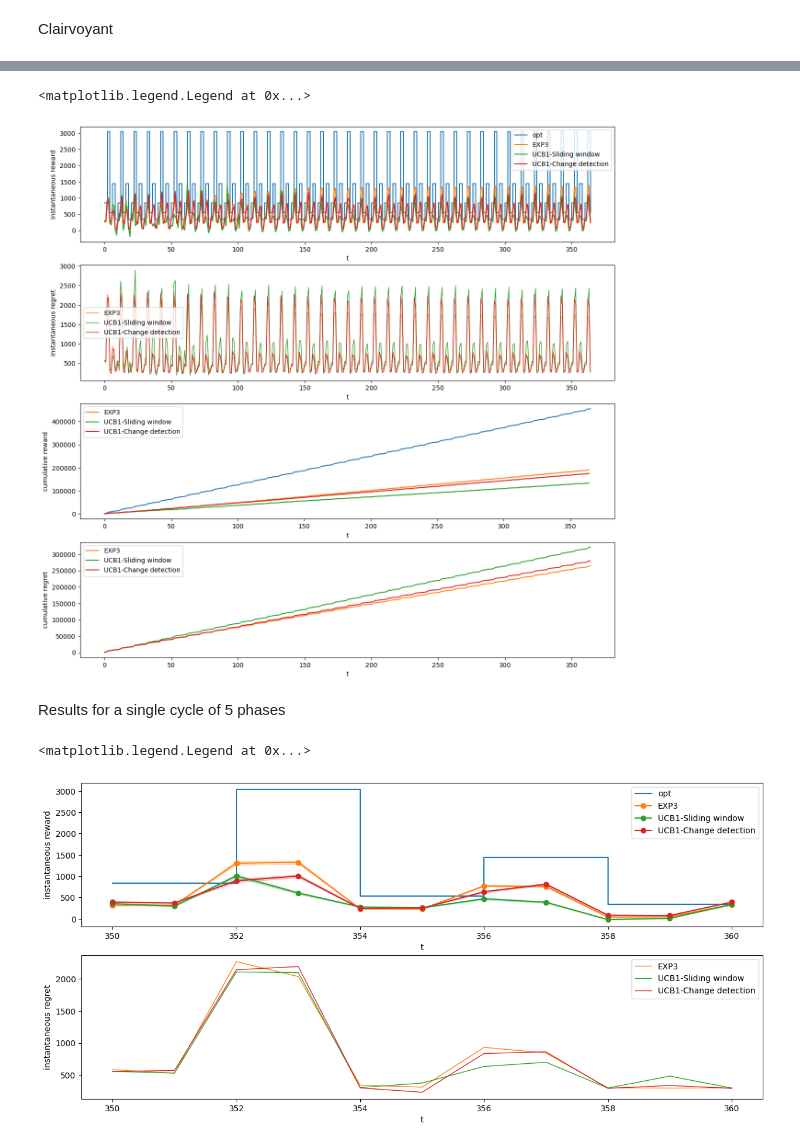
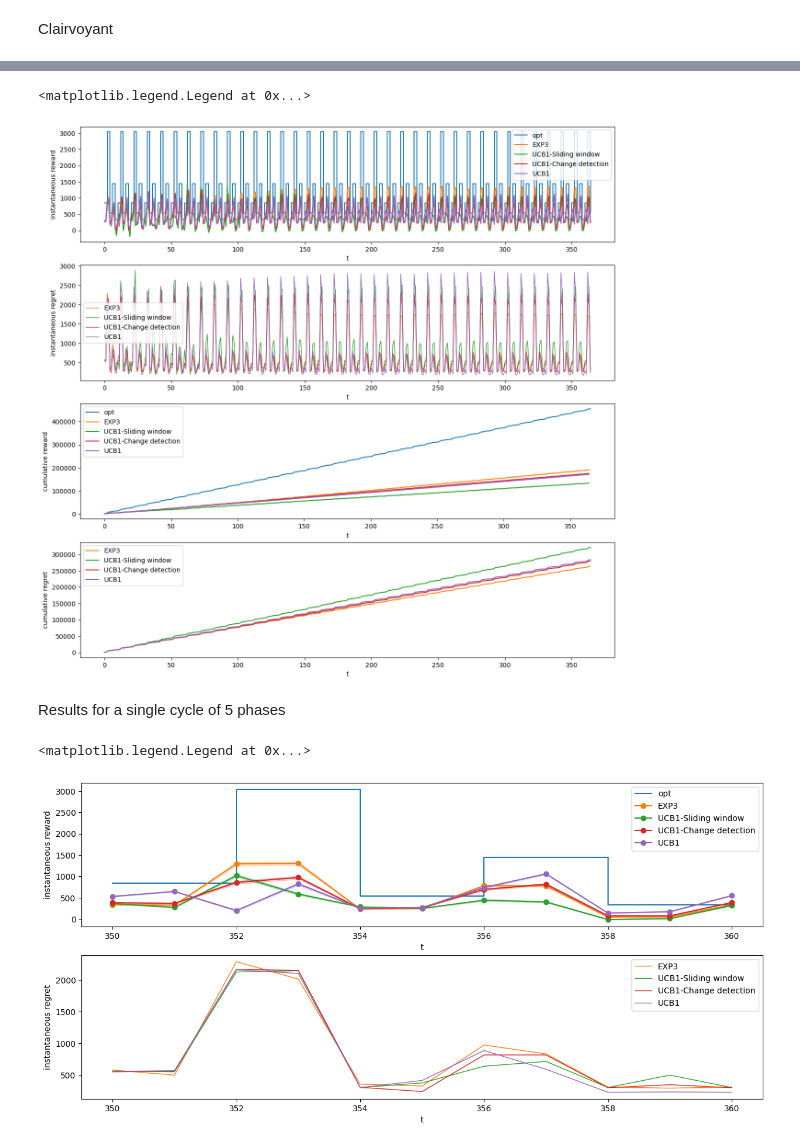
Before and after one commit to ossama-eloukili/Online-Learning-Applications-Project, a Jupyter notebook: new_approach/STEPS_from_5_to_6.ipynb, the cells around one changed output, grey strips where cells are left out. Saved outputs shown, nothing was run; the diff lists cells and outputs as text; code cells hidden in the pictures.

Commit message:
fixed graph

```diff
--- a/new_approach/STEPS_from_5_to_6.ipynb
+++ b/new_approach/STEPS_from_5_to_6.ipynb
@@ -751,7 +751,7 @@ cusum_ucb_conversion_rate_bound = np.zeros(len(PRICES))
 
 for e in range(0, n_experiments):
     ns_env = NS_Environment(PRICES, MARGIN_PARAM, n_daily_clicks, cum_daily_costs, C1_NS, T)
-    sw_ucb_learner = Custom_SW_UCB_Learner(PRICES, n_daily_clicks, cum_daily_costs, window_size)
+    sw_ucb_learner = Custom_SW_UCB_Learner(PRICES, n_daily_clicks, cum_daily_costs, window_size, M=12)
 
     for t in range(0, T):
         pulled_arm = sw_ucb_learner.pull_arm()
@@ -1017,3 +1052,29 @@ exp3_mean_rewards_hat_5ph = np.mean(exp3_rewards_per_experiment_5ph, axis = 0)
+# %%
+## Basic version of UCB1
+
+ucb_rewards_per_experiment_5ph = []
+
+ucb_conversion_rate_hat_5ph  = np.zeros(len(PRICES))
+ucb_conversion_rate_bound_5ph = np.zeros(len(PRICES))
+
+for e in range(0, n_experiments):
+    ns_env = NS_Environment(PRICES, MARGIN_PARAM, n_daily_clicks, cum_daily_costs, C1_NS_5_phases, horizon)
+    ucb_learner = Custom_UCB_Learner(PRICES, n_daily_clicks, cum_daily_costs, MARGIN_PARAM)
+
+    for t in range(0, T):
+        pulled_arm = ucb_learner.pull_arm()
+        reward = ns_env.round(pulled_arm)
+        ucb_learner.update(pulled_arm, reward)
+
+    ucb_rewards_per_experiment_5ph.append(ucb_learner.collected_rewards)
+
+    ucb_conversion_rate_hat_5ph += ucb_learner.conversion_rate_learner.empirical_means/n_experiments
+    ucb_conversion_rate_bound_5ph += ucb_learner.conversion_rate_learner.confidence/n_experiments
+
+ucb_std_inst_5ph = np.std(ucb_rewards_per_experiment_5ph, axis = 0)/np.sqrt(n_experiments)
+ucb_std_cum_5ph = np.std(np.cumsum(ucb_rewards_per_experiment_5ph, axis = 1), axis = 0)/np.sqrt(n_experiments)
+
+ucb_mean_rewards_hat_5ph = np.mean(ucb_rewards_per_experiment_5ph, axis = 0)
 # %%
 #Plots
 plt.figure(figsize = (15,15))
@@ -1037,6 +1098,8 @@ plt.plot(sw_ucb_mean_rewards_hat_5ph, color = 'C2', label = "UCB1-Sliding window
 plt.fill_between(np.arange(T), sw_ucb_mean_rewards_hat_5ph - sw_ucb_std_inst_5ph, sw_ucb_mean_rewards_hat_5ph + sw_ucb_std_inst_5ph, alpha = 0.2, color = 'C2')
 plt.plot(cusum_ucb_mean_rewards_hat_5ph, color = 'C3', label = "UCB1-Change detection")
 plt.fill_between(np.arange(T), cusum_ucb_mean_rewards_hat_5ph - cusum_ucb_std_inst_5ph, cusum_ucb_mean_rewards_hat_5ph + cusum_ucb_std_inst_5ph, alpha = 0.2, color = 'C3')
+plt.plot(ucb_mean_rewards_hat_5ph, color = 'C4', label = "UCB1")
+plt.fill_between(np.arange(T), ucb_mean_rewards_hat_5ph - ucb_std_inst_5ph, ucb_mean_rewards_hat_5ph + ucb_std_inst_5ph, alpha = 0.2, color = 'C4')
 plt.legend()
 
 #Instantaneous regret plot
@@ -1046,6 +1109,7 @@ add_phase = phase_size
 temp_val_EXP3_vec = np.array([])
 temp_val_sw_UCB1_vec = np.array([])
 temp_val_cd_UCB1_vec = np.array([])
+temp_val_UCB1_vec = np.array([])
 for i in phases:
     if count+add_phase > len(exp3_mean_rewards_hat_5ph):
         add_phase = add_phase - (count + add_phase - len(exp3_mean_rewards_hat_5ph))
@@ -1053,14 +1117,16 @@ for i in phases:
     temp_val_EXP3_vec = np.append(temp_val_EXP3_vec, opt[i] - exp3_mean_rewards_hat_5ph[count:count+add_phase])
     temp_val_sw_UCB1_vec = np.append(temp_val_sw_UCB1_vec, opt[i] - sw_ucb_mean_rewards_hat_5ph[count:count+add_phase])
     temp_val_cd_UCB1_vec = np.append(temp_val_cd_UCB1_vec, opt[i] -  cusum_ucb_mean_rewards_hat_5ph[count:count+add_phase])
+    temp_val_UCB1_vec = np.append(temp_val_UCB1_vec, opt[i] -  ucb_mean_rewards_hat_5ph[count:count+add_phase])
     count += add_phase
 
 plt.subplot(4,1,2)
 plt.xlabel("t")
 plt.ylabel("instantaneous regret")
-plt.plot(np.arange(T), temp_val_EXP3_vec, linewidth=1,color = "C1", label = "EXP3") #, width=0.1)
+plt.plot(np.arange(T), temp_val_EXP3_vec, linewidth=1,color = "C1", label = "EXP3")
 plt.plot(np.arange(T), temp_val_sw_UCB1_vec, linewidth=1,color = "C2", label = "UCB1-Sliding window")
 plt.plot(np.arange(T), temp_val_cd_UCB1_vec, linewidth=1,color = "C3", label = "UCB1-Change detection")
+plt.plot(np.arange(T), temp_val_UCB1_vec, linewidth=1,color = "C4", label = "UCB1")
 plt.legend()
 
 #Cumulative reward plot
@@ -1071,7 +1137,7 @@ plt.ylabel("cumulative reward")
 temp = np.array([])
 for i in phases:
     temp = np.append(temp, np.full(phase_size, opt[i]))
-plt.plot(np.cumsum(temp))
+plt.plot(np.cumsum(temp),label = 'opt')
 
 plt.plot(np.cumsum(exp3_mean_rewards_hat_5ph), color = "C1", label = "EXP3")
 plt.fill_between(np.arange(T), np.cumsum(exp3_mean_rewards_hat_5ph) - exp3_std_cum_5ph, np.cumsum(exp3_mean_rewards_hat_5ph) + exp3_std_cum_5ph, alpha = 0.2, color = 'C1')
@@ -1079,40 +1145,47 @@ plt.plot(np.cumsum(sw_ucb_mean_rewards_hat_5ph), color = "C2", label = "UCB1-Sli
 plt.fill_between(np.arange(T), np.cumsum(sw_ucb_mean_rewards_hat_5ph) - sw_ucb_std_cum_5ph, np.cumsum(sw_ucb_mean_rewards_hat_5ph) + sw_ucb_std_cum_5ph, alpha = 0.2, color = 'C2')
 plt.plot(np.cumsum(cusum_ucb_mean_rewards_hat_5ph), color = "C3", label = "UCB1-Change detection")
 plt.fill_between(np.arange(T), np.cumsum(cusum_ucb_mean_rewards_hat_5ph) - cusum_ucb_std_cum_5ph, np.cumsum(cusum_ucb_mean_rewards_hat_5ph) + cusum_ucb_std_cum_5ph, alpha = 0.2, color = 'C3')
+plt.plot(np.cumsum(ucb_mean_rewards_hat_5ph), color = "C4", label = "UCB1")
+plt.fill_between(np.arange(T), np.cumsum(ucb_mean_rewards_hat_5ph) - ucb_std_cum_5ph, np.cumsum(ucb_mean_rewards_hat_5ph) + ucb_std_cum_5ph, alpha = 0.2, color = 'C4')
 plt.legend()
 
 
 #Cumulative regret plot
 plt.subplot(4,1,4)
 plt.xlabel("t")
 plt.ylabel("cumulative regret")
 temp_val_EXP3 = 0
 temp_val_sw_UCB1 = 0
 temp_val_cd_UCB1 = 0
+temp_val_UCB1 = 0
 temp_val_EXP3_vec = np.array([])
 temp_val_sw_UCB1_vec = np.array([])
 temp_val_cd_UCB1_vec = np.array([])
+temp_val_UCB1_vec = np.array([])
 count = 0
 add_phase = phase_size
 for i in phases:
     if count+add_phase > len(exp3_mean_rewards_hat_5ph):
         add_phase = add_phase - (count+add_phase - len(exp3_mean_rewards_hat_5ph))
 
     temp_val_EXP3_vec = np.append(temp_val_EXP3_vec, temp_val_EXP3 + np.cumsum(opt[i] - exp3_mean_rewards_hat_5ph[count:count+add_phase]))
     temp_val_sw_UCB1_vec = np.append(temp_val_sw_UCB1_vec, temp_val_sw_UCB1 + np.cumsum(opt[i] - sw_ucb_mean_rewards_hat_5ph[count:count+add_phase]))
     temp_val_cd_UCB1_vec = np.append(temp_val_cd_UCB1_vec, temp_val_cd_UCB1 + np.cumsum(opt[i] -  cusum_ucb_mean_rewards_hat_5ph[count:count+add_phase]))
+    temp_val_UCB1_vec = np.append(temp_val_UCB1_vec, temp_val_UCB1 + np.cumsum(opt[i] -  ucb_mean_rewards_hat_5ph[count:count+add_phase]))
     temp_val_EXP3 += np.cumsum(opt[i] - exp3_mean_rewards_hat_5ph[count:count+add_phase])[-1]
     temp_val_sw_UCB1 += np.cumsum(opt[i] - sw_ucb_mean_rewards_hat_5ph[count:count+add_phase])[-1]
     temp_val_cd_UCB1 += np.cumsum(opt[i] -  cusum_ucb_mean_rewards_hat_5ph[count:count+add_phase])[-1]
+    temp_val_UCB1 += np.cumsum(opt[i] -  ucb_mean_rewards_hat_5ph[count:count+add_phase])[-1]
     count += add_phase
 
 plt.plot(np.arange(T), temp_val_EXP3_vec, color = "C1", label = "EXP3")
 plt.plot(np.arange(T), temp_val_sw_UCB1_vec, color = "C2", label = "UCB1-Sliding window")
 plt.plot(np.arange(T), temp_val_cd_UCB1_vec, color = "C3", label = "UCB1-Change detection")
+plt.plot(np.arange(T), temp_val_UCB1_vec, color = "C4", label = "UCB1")
 plt.legend()
 # %% [output]
 <matplotlib.legend.Legend at 0x...>
-[figure, old version]
+[figure, new version]
 # %% [markdown]
 Results for a single cycle of 5 phases
 # %%
@@ -1136,6 +1209,8 @@ plt.plot(np.arange(T-horizon-5, T-4),sw_ucb_mean_rewards_hat_5ph[T-horizon-5:T-4
 plt.fill_between(np.arange(T-horizon-5, T-4), sw_ucb_mean_rewards_hat_5ph[T-horizon-5:T-4] - sw_ucb_std_inst_5ph[T-horizon-5:T-4], sw_ucb_mean_rewards_hat_5ph[T-horizon-5:T-4] + sw_ucb_std_inst_5ph[T-horizon-5:T-4], alpha = 0.2, color = 'C2')
 plt.plot(np.arange(T-horizon-5, T-4),cusum_ucb_mean_rewards_hat_5ph[T-horizon-5:T-4], '-o',color = 'C3', label = "UCB1-Change detection")
 plt.fill_between(np.arange(T-horizon-5, T-4), cusum_ucb_mean_rewards_hat_5ph[T-horizon-5:T-4] - cusum_ucb_std_inst_5ph[T-horizon-5:T-4], cusum_ucb_mean_rewards_hat_5ph[T-horizon-5:T-4] + cusum_ucb_std_inst_5ph[T-horizon-5:T-4], alpha = 0.2, color = 'C3')
+plt.plot(np.arange(T-horizon-5, T-4),ucb_mean_rewards_hat_5ph[T-horizon-5:T-4], '-o',color = 'C4', label = "UCB1")
+plt.fill_between(np.arange(T-horizon-5, T-4), ucb_mean_rewards_hat_5ph[T-horizon-5:T-4] - ucb_std_inst_5ph[T-horizon-5:T-4], ucb_mean_rewards_hat_5ph[T-horizon-5:T-4] + ucb_std_inst_5ph[T-horizon-5:T-4], alpha = 0.2, color = 'C4')
 plt.legend()
 
 #Instantaneous regret plot
@@ -1145,6 +1220,7 @@ add_phase = phase_size
 temp_val_EXP3_vec = np.array([])
 temp_val_sw_UCB1_vec = np.array([])
 temp_val_cd_UCB1_vec = np.array([])
+temp_val_UCB1_vec = np.array([])
 for i in phases:
     if count+add_phase > len(exp3_mean_rewards_hat_5ph):
         add_phase = add_phase - (count + add_phase - len(exp3_mean_rewards_hat_5ph))
@@ -1152,11 +1228,13 @@ for i in phases:
     temp_val_EXP3_vec = np.append(temp_val_EXP3_vec, opt[i] - exp3_mean_rewards_hat_5ph[count:count+add_phase])
     temp_val_sw_UCB1_vec = np.append(temp_val_sw_UCB1_vec, opt[i] - sw_ucb_mean_rewards_hat_5ph[count:count+add_phase])
     temp_val_cd_UCB1_vec = np.append(temp_val_cd_UCB1_vec, opt[i] -  cusum_ucb_mean_rewards_hat_5ph[count:count+add_phase])
+    temp_val_UCB1_vec = np.append(temp_val_UCB1_vec, opt[i] -  ucb_mean_rewards_hat_5ph[count:count+add_phase])
     count += add_phase
 
 temp_val_EXP3_vec = np.append(temp_val_EXP3_vec, opt[i] - exp3_mean_rewards_hat_5ph[count-add_phase])
 temp_val_sw_UCB1_vec = np.append(temp_val_sw_UCB1_vec, opt[i] - sw_ucb_mean_rewards_hat_5ph[count-add_phase])
 temp_val_cd_UCB1_vec = np.append(temp_val_cd_UCB1_vec, opt[i] -  cusum_ucb_mean_rewards_hat_5ph[count-add_phase])
+temp_val_UCB1_vec = np.append(temp_val_UCB1_vec, opt[i] -  ucb_mean_rewards_hat_5ph[count-add_phase])
 
 plt.subplot(2,1,2)
 plt.xlabel("t")
@@ -1164,7 +1242,8 @@ plt.ylabel("instantaneous regret")
 plt.plot(np.arange(T-horizon-5, T-4), temp_val_EXP3_vec, linewidth=1, color = "C1", label = "EXP3")
 plt.plot(np.arange(T-horizon-5, T-4), temp_val_sw_UCB1_vec, linewidth=1, color = "C2", label = "UCB1-Sliding window")
 plt.plot(np.arange(T-horizon-5, T-4), temp_val_cd_UCB1_vec, linewidth=1, color = "C3", label = "UCB1-Change detection")
+plt.plot(np.arange(T-horizon-5, T-4), temp_val_UCB1_vec, linewidth=1, color = "C4", label = "UCB1")
 plt.legend()
 # %% [output]
 <matplotlib.legend.Legend at 0x...>
-[figure, old version]
+[figure, new version]
```
Also changed, not shown: parts of 5 cells of this notebook.
